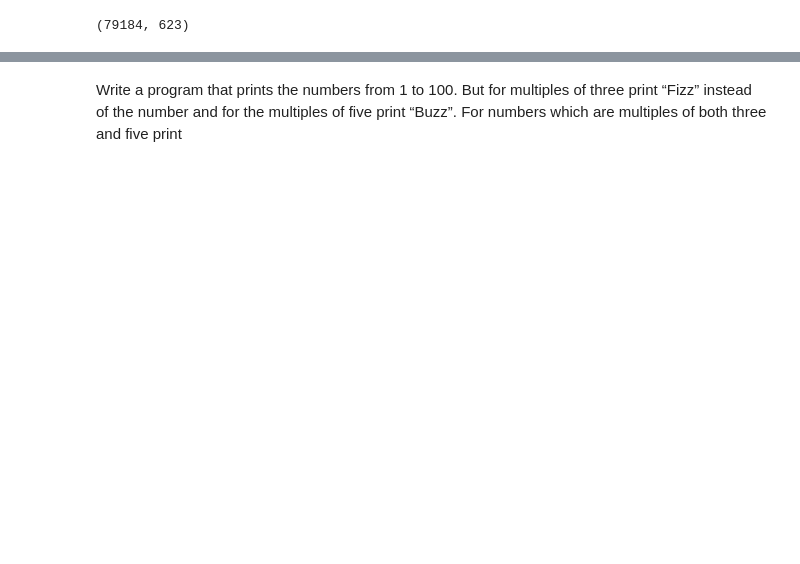
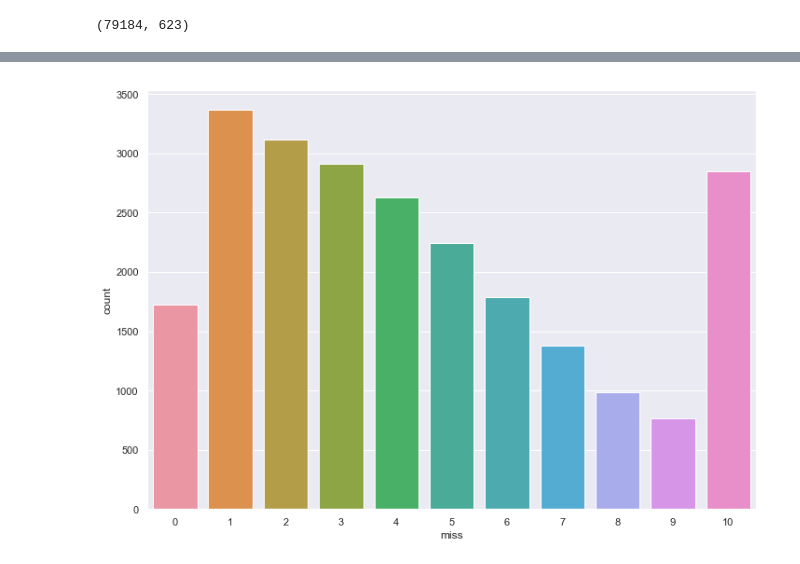
Before and after one commit to Danielulug/stackoverflow-surveys, a Jupyter notebook: main.ipynb, the cells around one changed output, grey strips where cells are left out. Saved outputs shown, nothing was run; the diff lists cells and outputs as text; code cells hidden in the pictures; blank space fills up the shorter version.

Commit message:
added ml algorithm and prediction analysis

```diff
--- a/main.ipynb
+++ b/main.ipynb
@@ -283,12 +299,13 @@ ValueError: multiclass format is not supported
-# %% [markdown]
-Write a program that prints the numbers from 1 to 100. But for multiples of three print “Fizz” instead of the number and for the multiples of five print “Buzz”. For numbers which are multiples of both three and five print
-# %%
-for x in range(1,100):
-    if((x%3==0)&(x%5==0)):
-        print("FizzBuzz")
-    elif((x%3==0)):
-        print("Fizz")
-    elif((x%5==0)):
-        print("Buzz")
-    else:
-        print(x)
+# %%
+#dataframe where prediction and actual are compared
+results = pd.DataFrame()
+results['miss'] =  abs(y_test-best_predictions).round().astype(int)
+results['miss'] = results['miss'].apply(lambda x: 10 if x>10 else x)
+# %%
+sns.set(rc={'figure.figsize':(11.7,8.27)})
+sns.set(style="darkgrid")
+ax = sns.countplot(x="miss", data=results)
+fig = ax.get_figure()
+fig.savefig('model_results.png')
+# %% [output]
+[figure, added]
```
Also changed, not shown: parts of 5 cells of this notebook.
